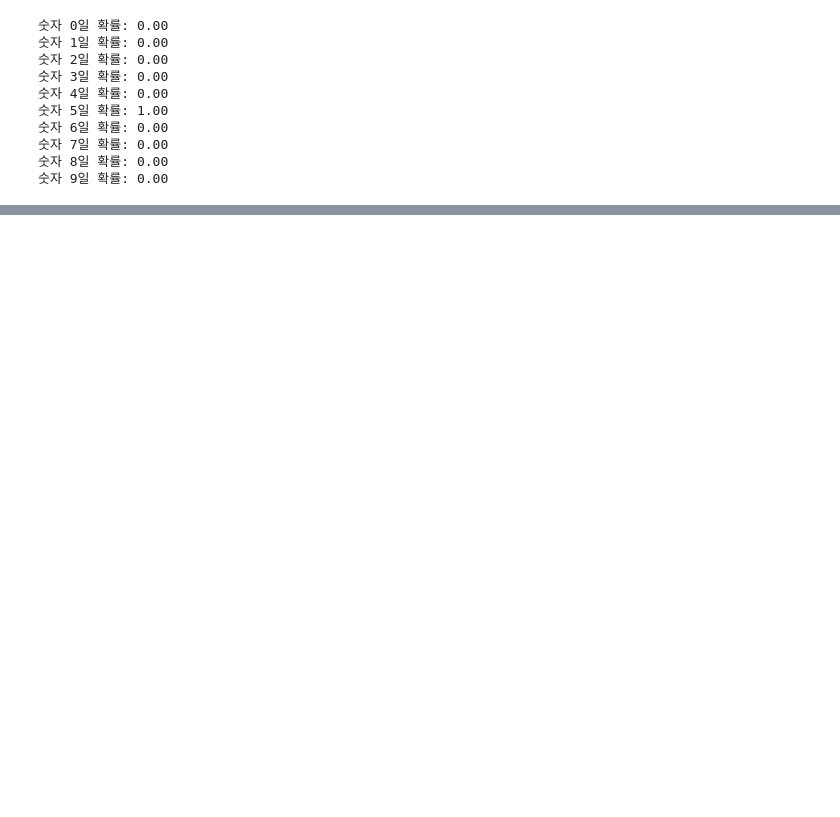
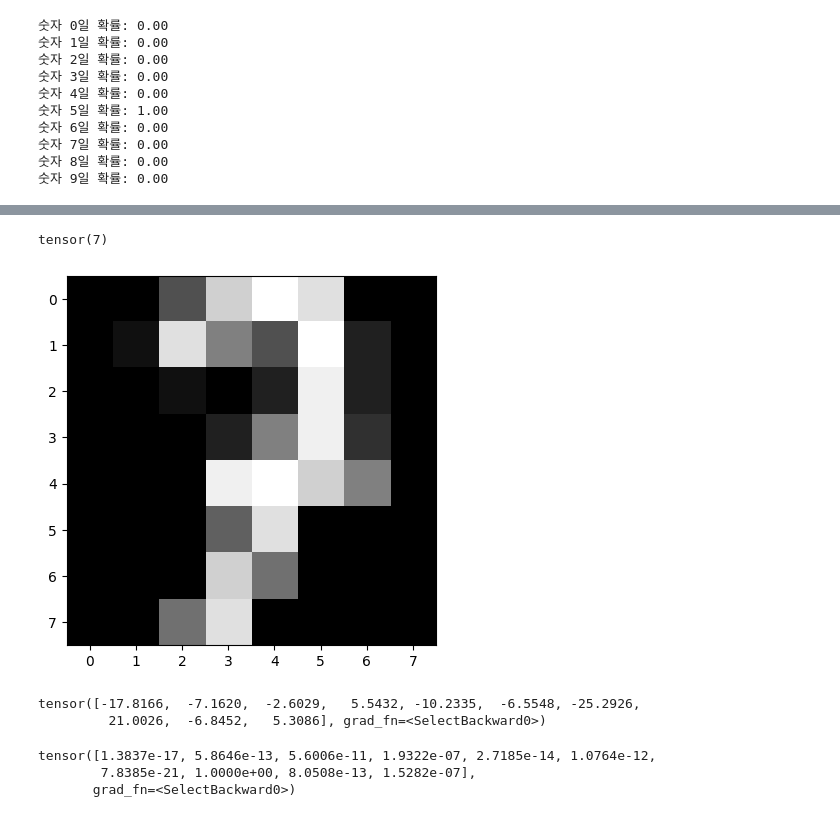
Before and after one commit to JinLeeGG/AI_Project_Preparation, a Jupyter notebook: 4. Deep Learning/4. number handwriting dataset/4_number_handwriting_dataset.ipynb, the cells around one changed output, grey strips where cells are left out. Drawn from its saved outputs; the diff is of its cells as text; code cells hidden in the pictures; blank space fills up the shorter version.

```diff
--- a/4. Deep Learning/4. number handwriting dataset/4_number_handwriting_dataset.ipynb
+++ b/4. Deep Learning/4. number handwriting dataset/4_number_handwriting_dataset.ipynb
@@ -201,0 +209,4 @@ print(f'테스트 정확도는 {accuracy: .2f}% 입니다.')
+# %%
+X_train, X_test, y_train, y_test = train_test_split(X_data, y_data, test_size=0.2, random_state=2025)
+print(X_train.shape, y_train.shape)
+print(X_train.shape, y_test.shape)
@@ -201,0 +352,22 @@ print(f'테스트 정확도는 {accuracy: .2f}% 입니다.')
+# %%
+# 잘 맞추는지 확인
+plt.imshow(x_test[11].reshape((8, 8)), cmap='gray')
+print(y_test[11])
+# %% [output]
+tensor(7)
+[figure, added]
+# %%
+# 예측 한거에 11번을 꺼내기
+y_pred = model(x_test)
+y_pred[11]
+# %% [output]
+tensor([-17.8166,  -7.1620,  -2.6029,   5.5432, -10.2335,  -6.5548, -25.2926,
+         21.0026,  -6.8452,   5.3086], grad_fn=<SelectBackward0>)
+# %%
+# 확률로 변환
+y_prob = nn.Softmax(1)(y_pred)
+y_prob[11]
+# %% [output]
+tensor([1.3837e-17, 5.8646e-13, 5.6006e-11, 1.9322e-07, 2.7185e-14, 1.0764e-12,
+        7.8385e-21, 1.0000e+00, 8.0508e-13, 1.5282e-07],
+       grad_fn=<SelectBackward0>)
```
Also changed, not shown: parts of 20 cells of this notebook.
